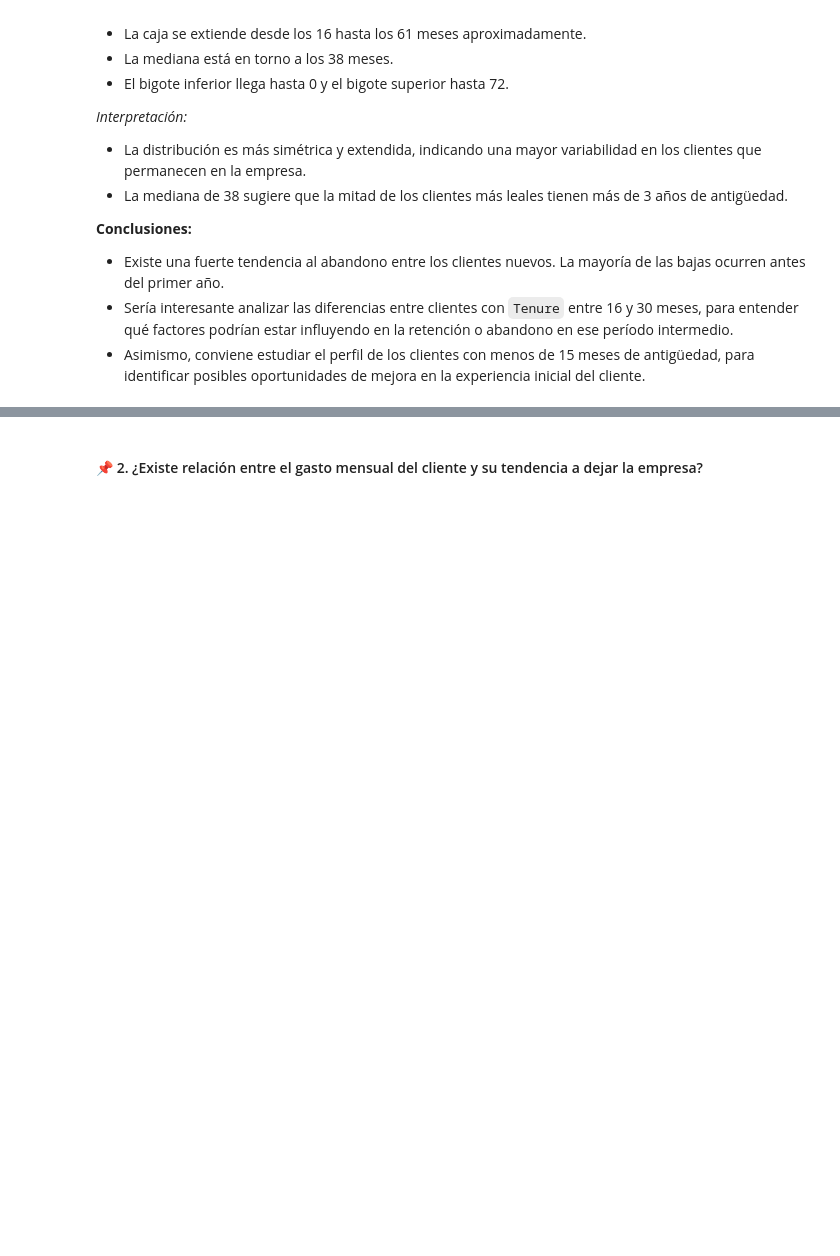
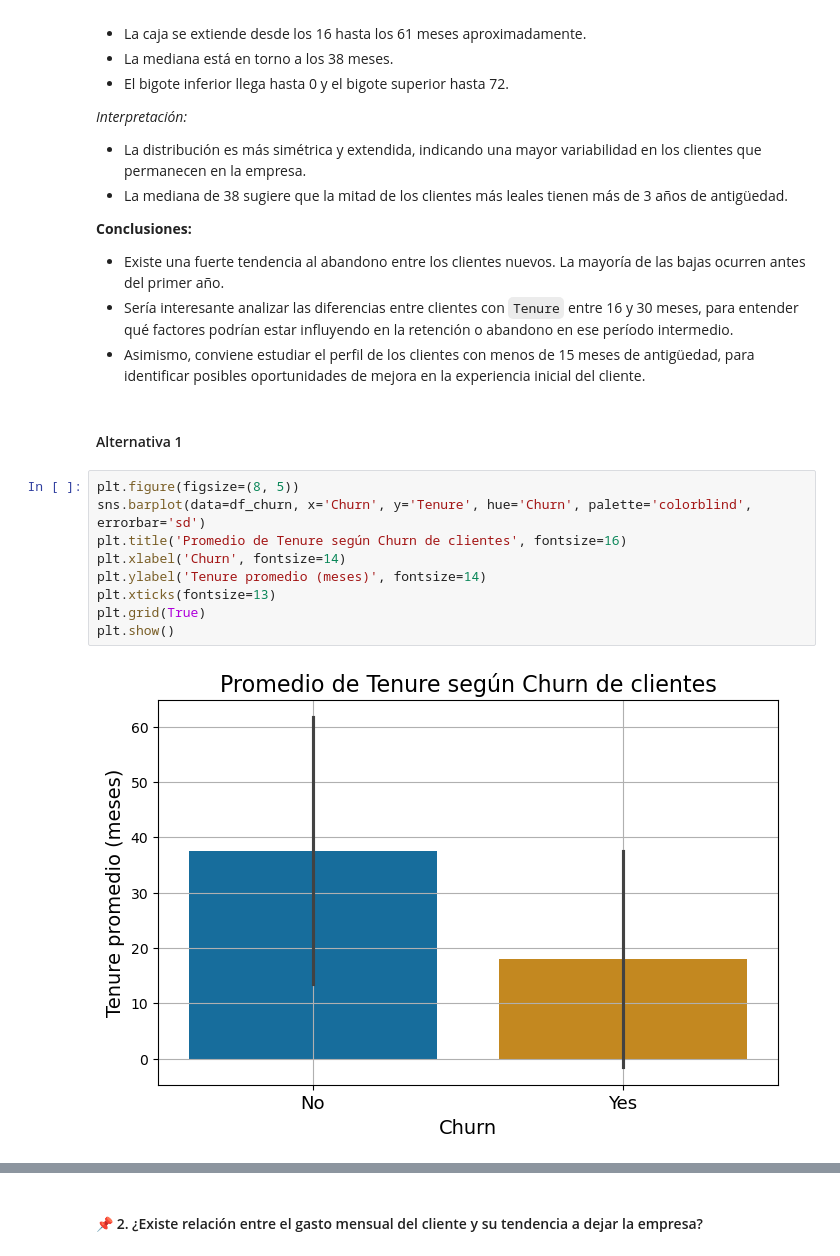
Before and after one commit to ignaciomajo/proyecto_TelecomX, a Jupyter notebook: proyecto_telecomx.ipynb, the cells around one changed output, grey strips where cells are left out. Drawn from its saved outputs; the diff is of its cells as text; blank space fills up the shorter version.

Commit message:
UPDATE proyecto_telecomx.ipynb | alternativas boxplots

```diff
--- a/proyecto_telecomx.ipynb
+++ b/proyecto_telecomx.ipynb
@@ -534,3 +534,16 @@ plt.show()
 * Existe una fuerte tendencia al abandono entre los clientes nuevos. La mayoría de las bajas ocurren antes del primer año.
 * Sería interesante analizar las diferencias entre clientes con `Tenure` entre 16 y 30 meses, para entender qué factores podrían estar influyendo en la retención o abandono en ese período intermedio.
 * Asimismo, conviene estudiar el perfil de los clientes con menos de 15 meses de antigüedad, para identificar posibles oportunidades de mejora en la experiencia inicial del cliente.
+# %% [markdown]
+#### Alternativa 1
+# %%
+plt.figure(figsize=(8, 5))
+sns.barplot(data=df_churn, x='Churn', y='Tenure', hue='Churn', palette='colorblind', errorbar='sd')
+plt.title('Promedio de Tenure según Churn de clientes', fontsize=16)
+plt.xlabel('Churn', fontsize=14)
+plt.ylabel('Tenure promedio (meses)', fontsize=14)
+plt.xticks(fontsize=13)
+plt.grid(True)
+plt.show()
+# %% [output]
+[figure, added]
```
Also changed, not shown: parts of 4 cells of this notebook.
